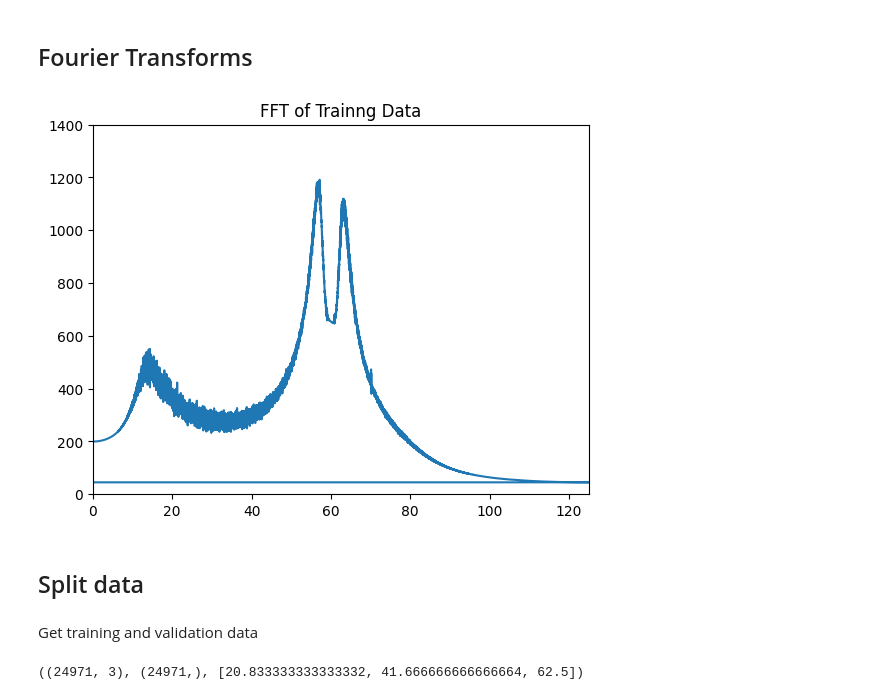
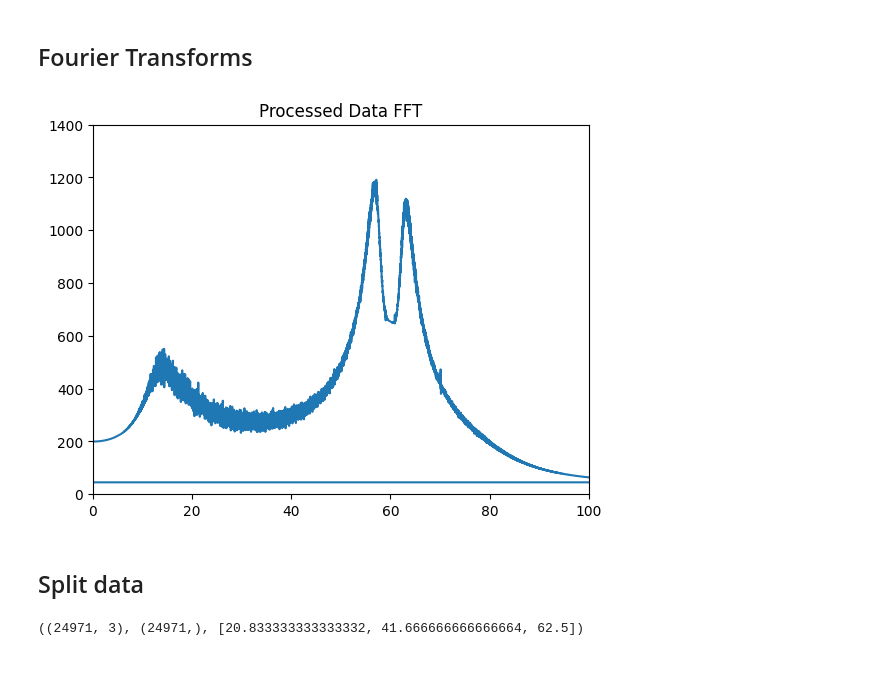
Before and after one commit to e-cal/bci, a Jupyter notebook: models/model.sync.ipynb, the cells around one changed output. Drawn from its saved outputs; the diff is of its cells as text; code cells hidden in the pictures; blank space fills up the shorter version.

```diff
--- a/models/bal-labels.sync.ipynb
+++ b/models/model.sync.ipynb
@@ -106,26 +106,26 @@ data.head()
 # %%
 training_fourier = []
 
 # Get frequency lists
 training_freqs = np.fft.fftfreq(data["timestamp"].values.T.shape[-1], d=1 / FREQ)
 
 # Get fourier transforms for each channel
 for i in range(8):
     training_fourier.append(np.absolute(np.fft.fft(data[f"eeg{i+1}"].values.T)))
 
 # Stack fourier transforms
 training_stacked = np.stack(training_fourier, axis=1)
 
 # Average fourier transforms
 training_avg_fourier = np.mean(training_stacked, axis=1)
 
 plt.plot(training_freqs, training_avg_fourier)
-plt.xlim(0, 125)
+plt.xlim(0, 100)
 plt.ylim(0, 1400)
-plt.title("FFT of Trainng Data")
+plt.title("Processed Data FFT")
 plt.show()
 # %% [output]
-[figure, old version]
+[figure, new version]
 # %% [markdown]
 ## Split data
 # %%
@@ -205,8 +205,6 @@ def get_processed_data(
         del window_data
 
     return np.array(x_data), np.array(y_data), relevant_freq
-# %% [markdown]
-Get training and validation data
 # %%
 x_data, y_data, freq_list = get_processed_data(timestamps, eeg_data, markers)
 x_data.shape, y_data.shape, freq_list
```
Also changed, not shown: parts of 20 cells of this notebook, 7 other files.
